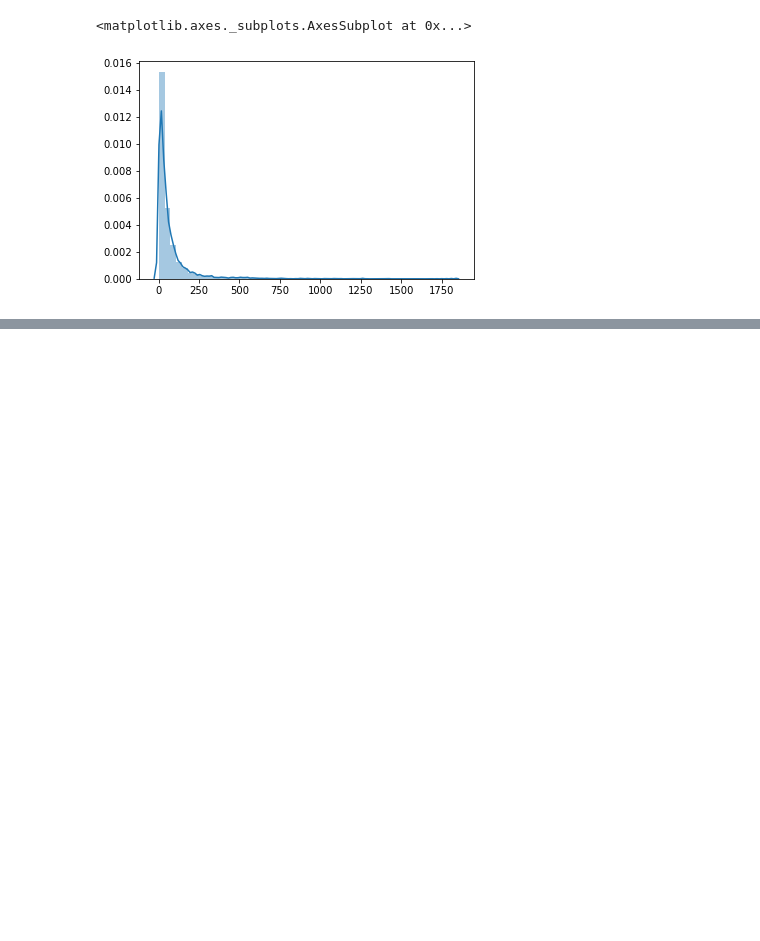
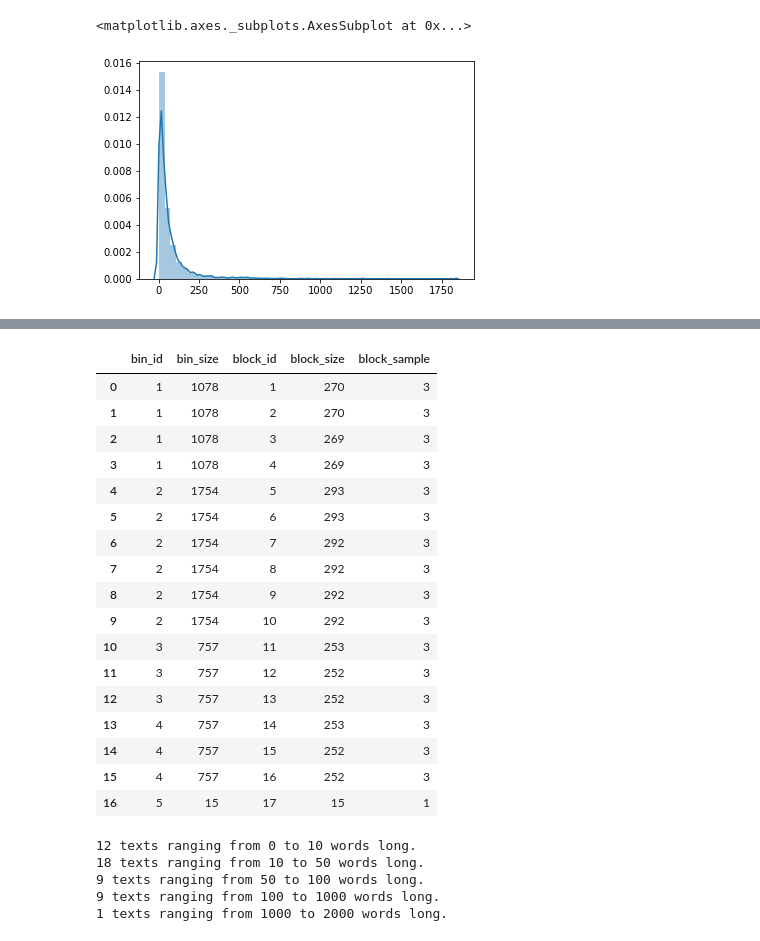
Before and after one commit to irbraun/snpedia-nlp, a Jupyter notebook: notebooks/stats.ipynb, the cells around one changed output, grey strips where cells are left out. Drawn from its saved outputs; the diff is of its cells as text; code cells hidden in the pictures; blank space fills up the shorter version.

```diff
--- a/notebooks/stats.ipynb
+++ b/notebooks/stats.ipynb
@@ -59,0 +192,40 @@ For range 100 to 1000 there are 813
+# %%
+# What is the relationship between the bin IDs and the block IDs?
+blocks_df = pd.DataFrame(df.drop_duplicates(subset=["block_id"], inplace=False))
+blocks_df = blocks_df[["bin_id", "bin_size", "block_id", "block_size", "block_sample"]]
+blocks_df.sort_values(by=["bin_id","block_id"], inplace=True)
+blocks_df.reset_index(drop=True, inplace=True)
+blocks_df
+# %% [output]
+|  | bin_id | bin_size | block_id | block_size | block_sample |
+| 0 | 1 | 1078 | 1 | 270 | 3 |
+| 1 | 1 | 1078 | 2 | 270 | 3 |
+| 2 | 1 | 1078 | 3 | 269 | 3 |
+| 3 | 1 | 1078 | 4 | 269 | 3 |
+| 4 | 2 | 1754 | 5 | 293 | 3 |
+| 5 | 2 | 1754 | 6 | 293 | 3 |
+| 6 | 2 | 1754 | 7 | 292 | 3 |
+| 7 | 2 | 1754 | 8 | 292 | 3 |
+| 8 | 2 | 1754 | 9 | 292 | 3 |
+| 9 | 2 | 1754 | 10 | 292 | 3 |
+| 10 | 3 | 757 | 11 | 253 | 3 |
+| 11 | 3 | 757 | 12 | 252 | 3 |
+| 12 | 3 | 757 | 13 | 252 | 3 |
+| 13 | 4 | 757 | 14 | 253 | 3 |
+| 14 | 4 | 757 | 15 | 252 | 3 |
+| 15 | 4 | 757 | 16 | 252 | 3 |
+| 16 | 5 | 15 | 17 | 15 | 1 |
+# %%
+# If splitting into bins, blocks, and sampling was done that way, what would the content for one survey look like?
+bin_id_to_num_texts_per_survey = dict(blocks_df.groupby("bin_id")["block_sample"].sum())
+for bin_id,bounds in zip(bin_ids_list, bounds_list):
+    num_texts = bin_id_to_num_texts_per_survey[bin_id]
+    lower = bounds[0]
+    upper = bounds[1]
+    print("{} texts ranging from {} to {} words long.".format(num_texts, lower, upper))
+# %% [output]
+12 texts ranging from 0 to 10 words long.
+18 texts ranging from 10 to 50 words long.
+9 texts ranging from 50 to 100 words long.
+9 texts ranging from 100 to 1000 words long.
+1 texts ranging from 1000 to 2000 words long.
```
Also changed, not shown: parts of 16 cells of this notebook.
